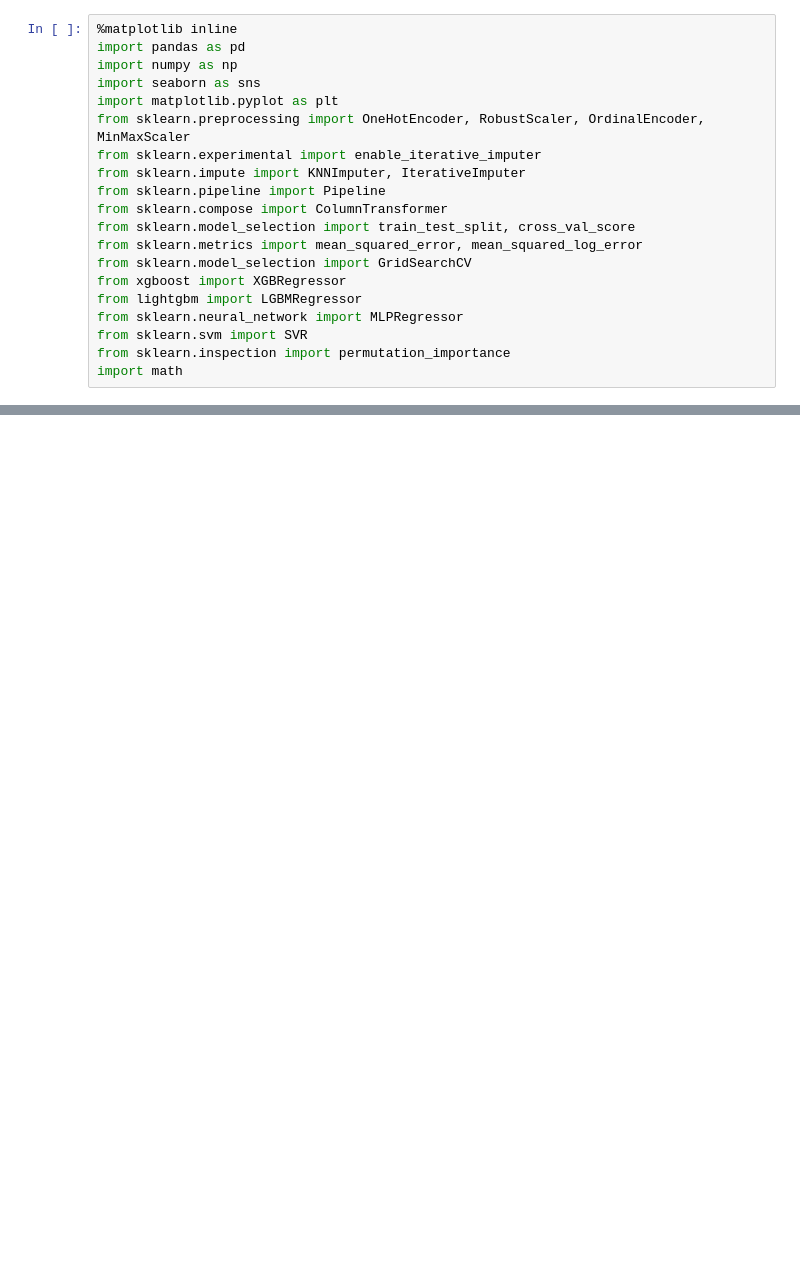
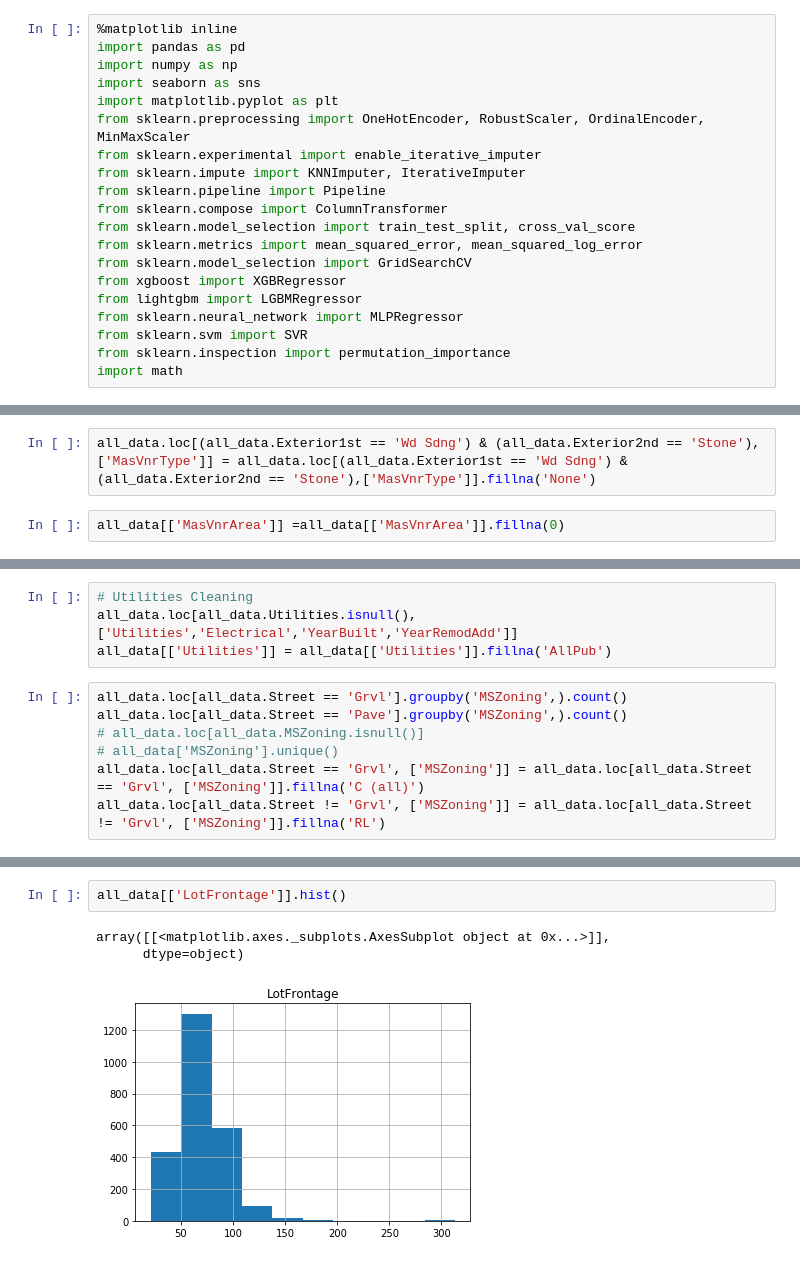
Before and after one commit to ArturoCRodriguez/kaggle_house_prices, a Jupyter notebook: house_pricing_v2.ipynb, the cells around one changed output, grey strips where cells are left out. Cells and saved outputs as stored; diff of their text form; blank space fills up the shorter version.

```diff
--- a/house_pricing_v2.ipynb
+++ b/house_pricing_v2.ipynb
@@ -39,0 +345,4 @@ all_data.describe()
+# %%
+all_data.loc[(all_data.Exterior1st == 'Wd Sdng') & (all_data.Exterior2nd == 'Stone'),['MasVnrType']] = all_data.loc[(all_data.Exterior1st == 'Wd Sdng') & (all_data.Exterior2nd == 'Stone'),['MasVnrType']].fillna('None')
+# %%
+all_data[['MasVnrArea']] =all_data[['MasVnrArea']].fillna(0)
@@ -39,0 +369,11 @@ all_data.describe()
+# %%
+# Utilities Cleaning
+all_data.loc[all_data.Utilities.isnull(), ['Utilities','Electrical','YearBuilt','YearRemodAdd']]
+all_data[['Utilities']] = all_data[['Utilities']].fillna('AllPub')
+# %%
+all_data.loc[all_data.Street == 'Grvl'].groupby('MSZoning',).count()
+all_data.loc[all_data.Street == 'Pave'].groupby('MSZoning',).count()
+# all_data.loc[all_data.MSZoning.isnull()]
+# all_data['MSZoning'].unique()
+all_data.loc[all_data.Street == 'Grvl', ['MSZoning']] = all_data.loc[all_data.Street == 'Grvl', ['MSZoning']].fillna('C (all)')
+all_data.loc[all_data.Street != 'Grvl', ['MSZoning']] = all_data.loc[all_data.Street != 'Grvl', ['MSZoning']].fillna('RL')
@@ -39,0 +400,6 @@ all_data.describe()
+# %%
+all_data[['LotFrontage']].hist()
+# %% [output]
+array([[<matplotlib.axes._subplots.AxesSubplot object at 0x...>]],
+      dtype=object)
+[figure, added]
```
Also changed, not shown: parts of 24 cells of this notebook, 4 other files.
